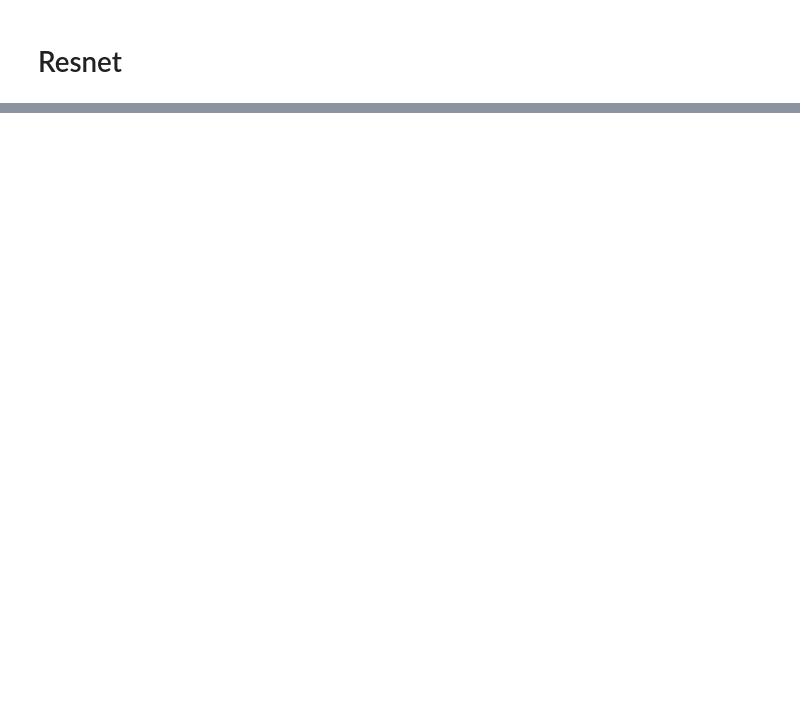
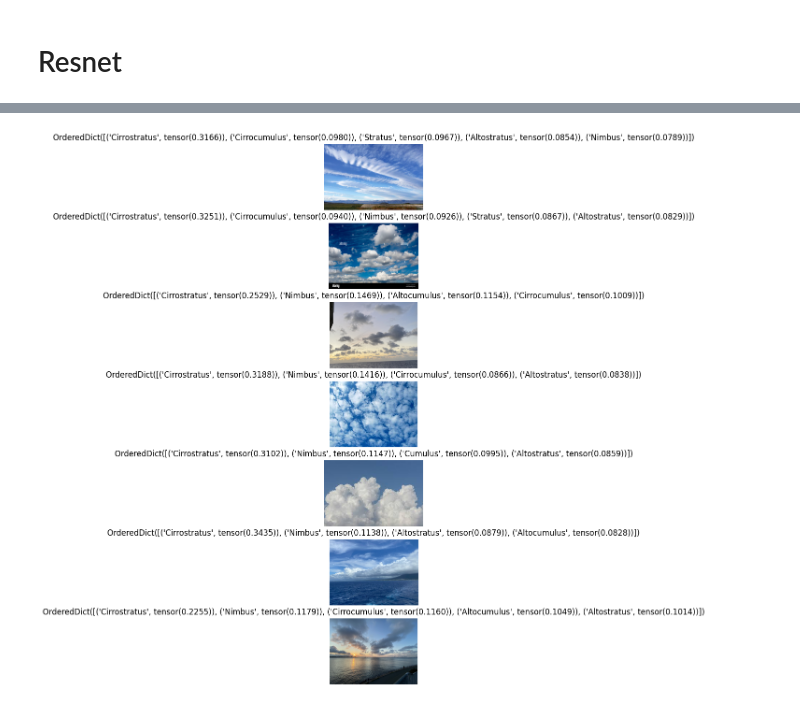
Before and after one commit to nightsky737/CloudBot, a Jupyter notebook: models/clouds.ipynb, the cells around one changed output, grey strips where cells are left out. Cells and saved outputs as stored; diff of their text form; code cells hidden in the pictures; blank space fills up the shorter version.

```diff
--- a/models/clouds.ipynb
+++ b/models/clouds.ipynb
@@ -331,0 +365,12 @@ tensor(0.2382)
+# %%
+#Testing all w/ norm:
+# pred_n_plot("resnet_notransformslayer2.pth") #thinks all is cirrostratus
+# pred_n_plot("resnet2.pth") #not v confident on anything
+# pred_n_plot("resnet_notransformslayer1.pth") # everything is stratus or cirrostratus
+# pred_n_plot("resnet_attempt_finallayer4.pth") #No, everything is not, in fact cirrostratus
+# pred_n_plot("resnet_attempt_finallayer2.pth") #Again, everything is cirrostratus
+# pred_n_plot("resnet2 (2).pth")
+# pred_n_plot("resnet2anotherone.pth") #fuck no not everything is cs
+pred_n_plot("resnet2transforsnonorm.pth")
+# %% [output]
+[figure, added]
```
Also changed, not shown: parts of 38 cells of this notebook, 24 other files.
